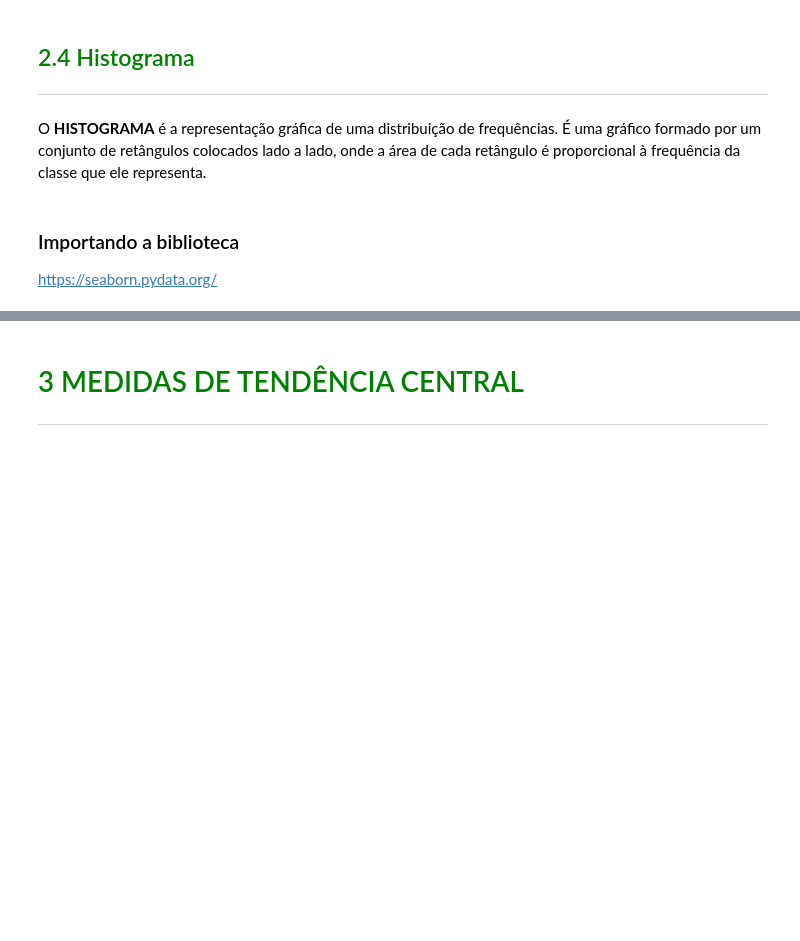
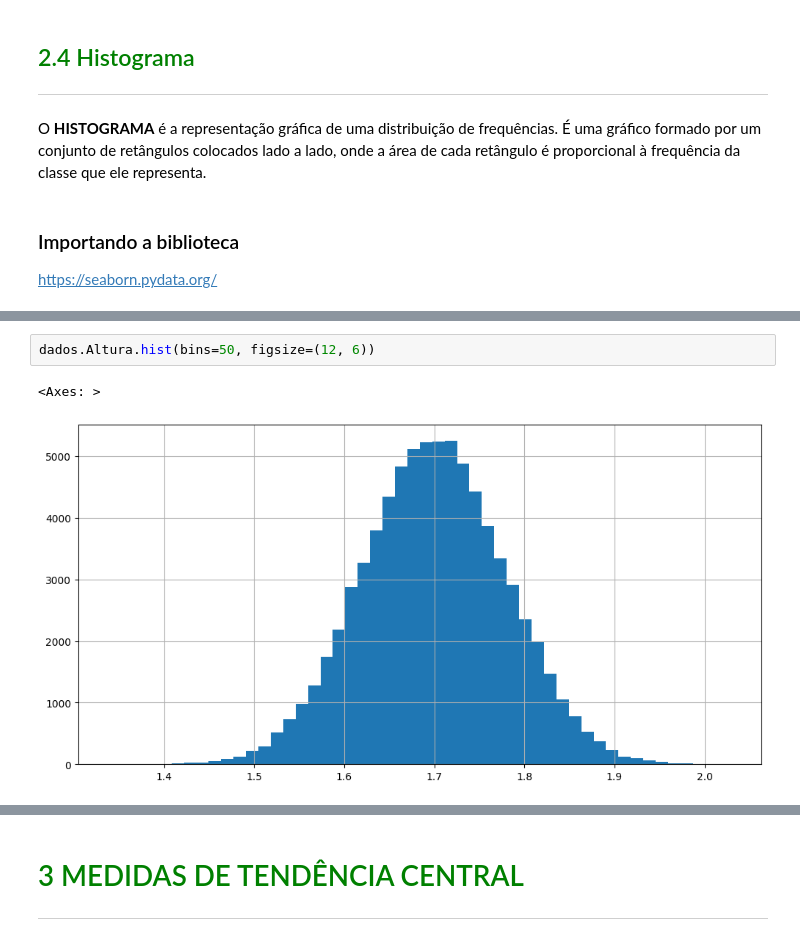
Before and after one commit to fernandowolff/estatistica_python, a Jupyter notebook: frequencia_e_medidas/Curso_de_Estatística_Parte_1.ipynb, the cells around one changed output, grey strips where cells are left out. Saved outputs shown, nothing was run; the diff lists cells and outputs as text; blank space fills up the shorter version.

```diff
--- a/frequencia_e_medidas/Curso_de_Estatística_Parte_1.ipynb
+++ b/frequencia_e_medidas/Curso_de_Estatística_Parte_1.ipynb
@@ -333,0 +546,5 @@ https://seaborn.pydata.org/
+# %%
+dados.Altura.hist(bins=50, figsize=(12, 6))
+# %% [output]
+<Axes: >
+[figure, added]
```
Also changed, not shown: parts of 22 cells of this notebook.
